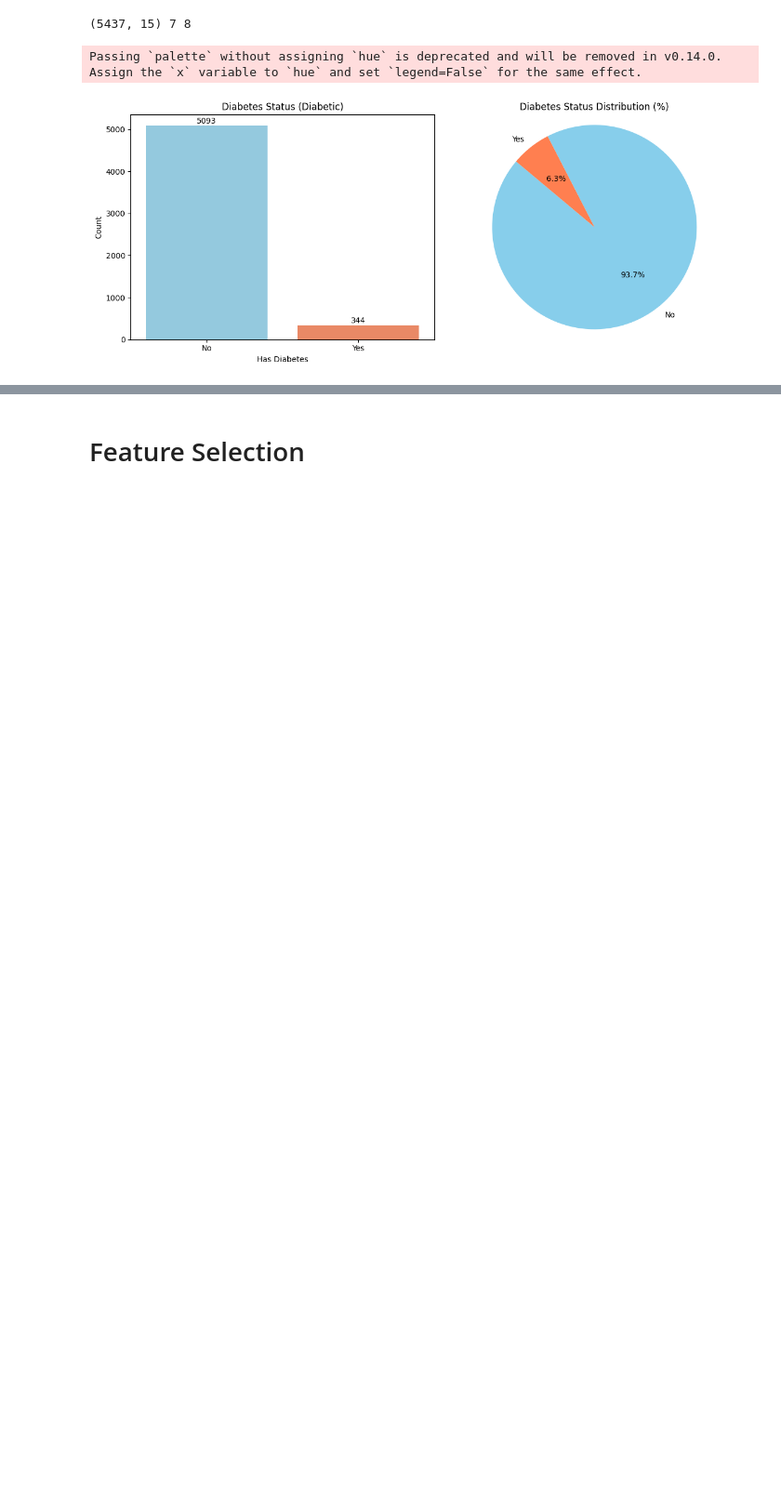
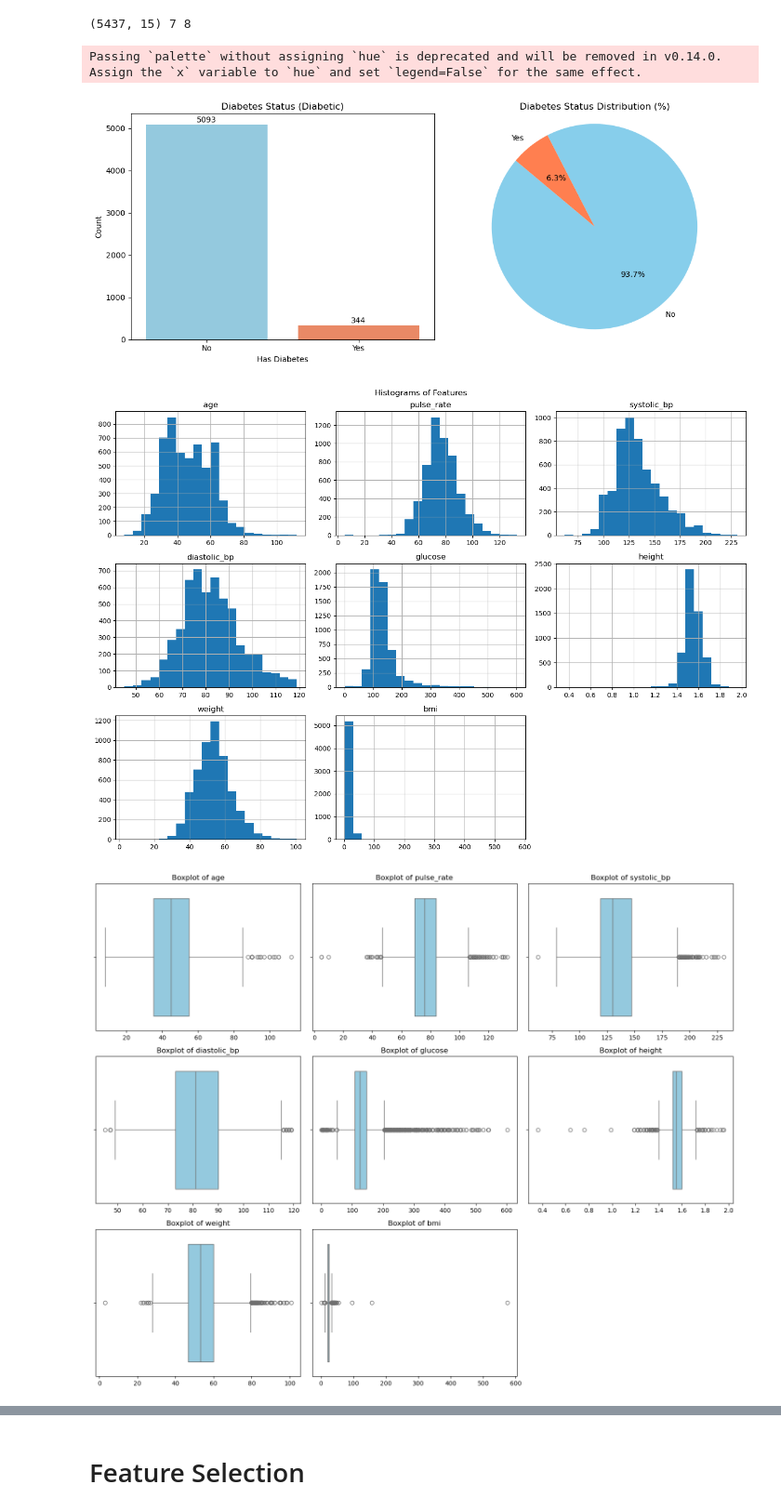
Before and after one commit to JoesphK/DEPIGradProject, a Jupyter notebook: HC.ipynb, the cells around one changed output, grey strips where cells are left out. Shown at 93% size. Cells and saved outputs as stored; diff of their text form; code cells hidden in the pictures; blank space fills up the shorter version.

```diff
--- a/HC.ipynb
+++ b/HC.ipynb
@@ -96,0 +99,6 @@ dtype: object>
+# %%
+unique_values = {col: df[col].unique().tolist() for col in df.columns}
+
+# Display the result
+for col, values in unique_values.items():
+    print(f"Unique values in column '{col}': {values}")
@@ -268,3 +295,47 @@ plt.show()
 # %% [output]
 Passing `palette` without assigning `hue` is deprecated and will be removed in v0.14.0. Assign the `x` variable to `hue` and set `legend=False` for the same effect.
 [figure]
+# %%
+# Histograms
+# List of feature columns
+features = new_df.columns.drop("diabetic")
+
+
+new_df[features].hist(bins=20, figsize=(14,10))
+plt.suptitle("Histograms of Features")
+plt.tight_layout()
+plt.show()
+
+# Boxplots to detect outliers
+import math
+numeric_features = new_df.select_dtypes(include=["number"])
+
+# Number of features
+num_features = len(numeric_features)
+
+# Calculate grid size (e.g., for 10 features: 4 rows x 3 columns)
+# Determine layout
+n_cols = 3
+n_rows = 3
+max_plots = n_cols * n_rows
+
+# Total number of numeric features
+total = len(numeric_features)
+
+# Only show the first (up to) 9 features at once
+# Comment this next line if you want to show all features in batches
+numeric_cols = numeric_features[:max_plots]
+
+plt.figure(figsize=(5 * n_cols, 4 * n_rows))
+
+for i, col in enumerate(numeric_cols, 1):
+    plt.subplot(n_rows, n_cols, i)
+    sns.boxplot(x=new_df[col], color='skyblue')
+    plt.title(f"Boxplot of {col}")
+    plt.xlabel("")  # cleaner look
+
+plt.tight_layout()
+plt.show()
+# %% [output]
+[figure, added]
+[figure, added]
```
Also changed, not shown: parts of 9 cells of this notebook.
